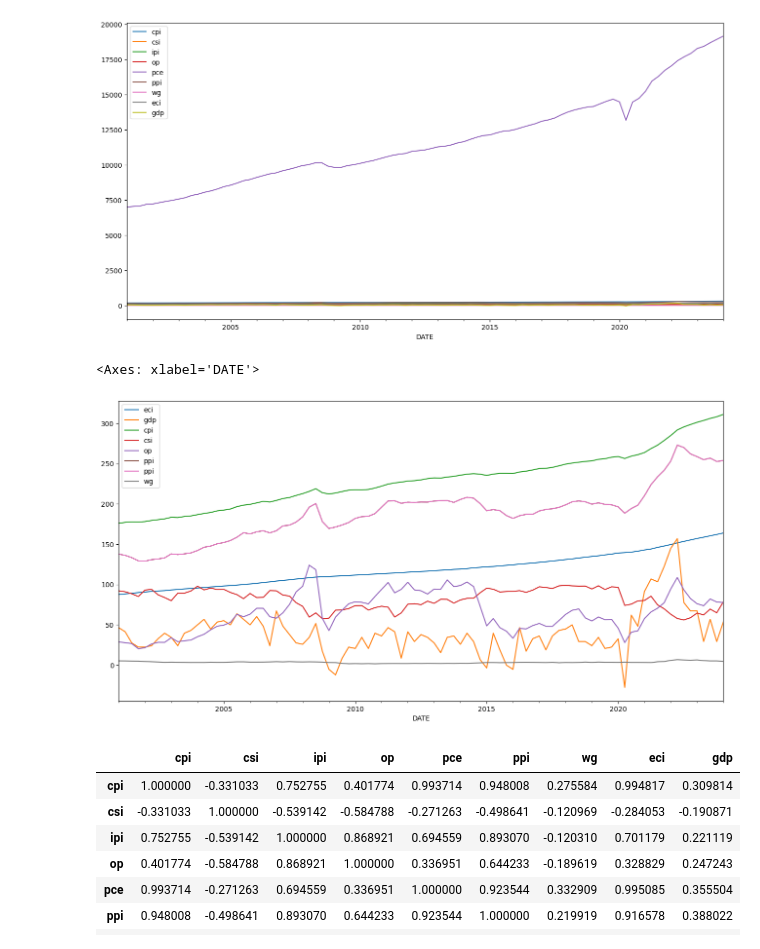
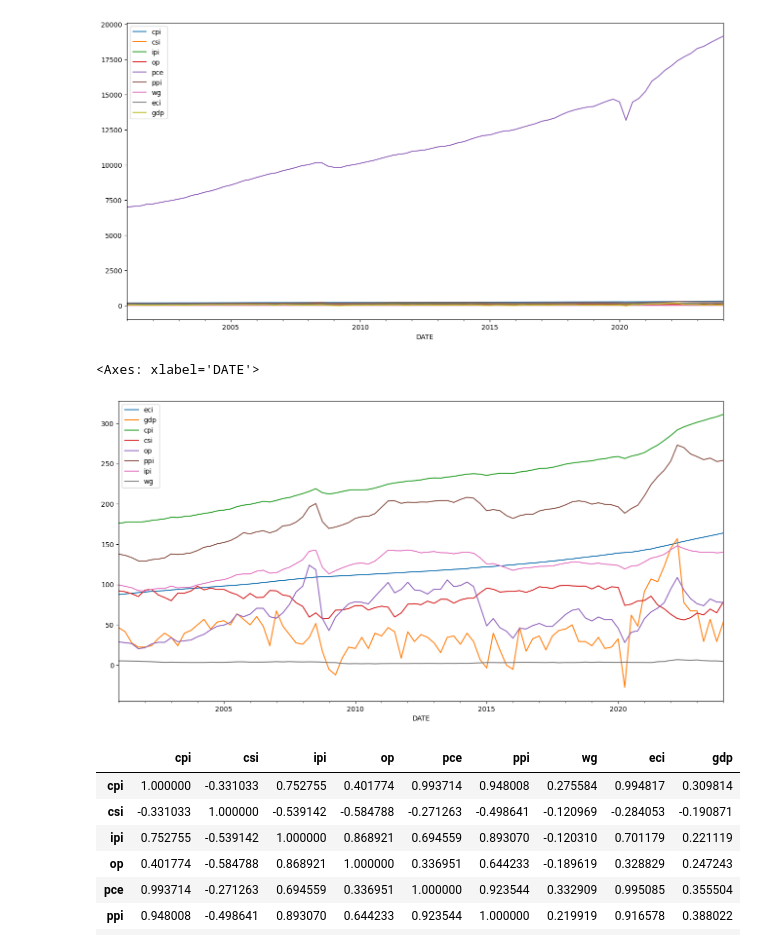
Before and after one commit to Seyla123/Team-Data-Analyze, a Jupyter notebook: Collaborator/Seav Seyla/hackathon 2/HexCode+.ipynb, the cells around one changed output. Saved outputs shown, nothing was run; the diff lists cells and outputs as text; code cells hidden in the pictures.

```diff
--- a/Collaborator/Seav Seyla/hackathon 2/HexCode+.ipynb
+++ b/Collaborator/Seav Seyla/hackathon 2/HexCode+.ipynb
@@ -206,10 +207,10 @@ df.plot(figsize=(16, 8))
 <Axes: xlabel='DATE'>
 [figure]
 # %%
-df[['eci','gdp','cpi','csi','op','ppi','ppi','wg']].plot(figsize=(16, 8))
+df[['eci','gdp','cpi','csi','op','ppi','ipi','wg']].plot(figsize=(16, 8))
 # %% [output]
 <Axes: xlabel='DATE'>
-[figure, old version]
+[figure, new version]
 # %%
 corr_matrix = df.corr()
 corr_matrix
```
Also changed, not shown: parts of 26 cells of this notebook, 1 other file.
